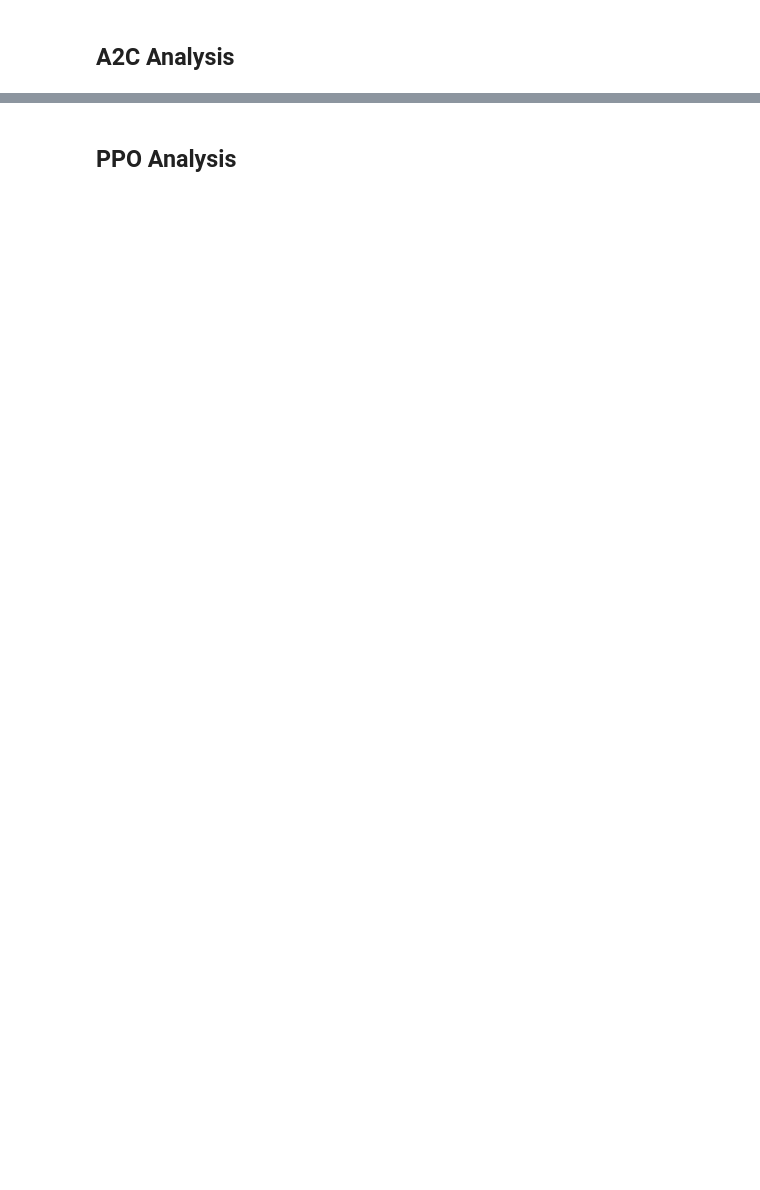
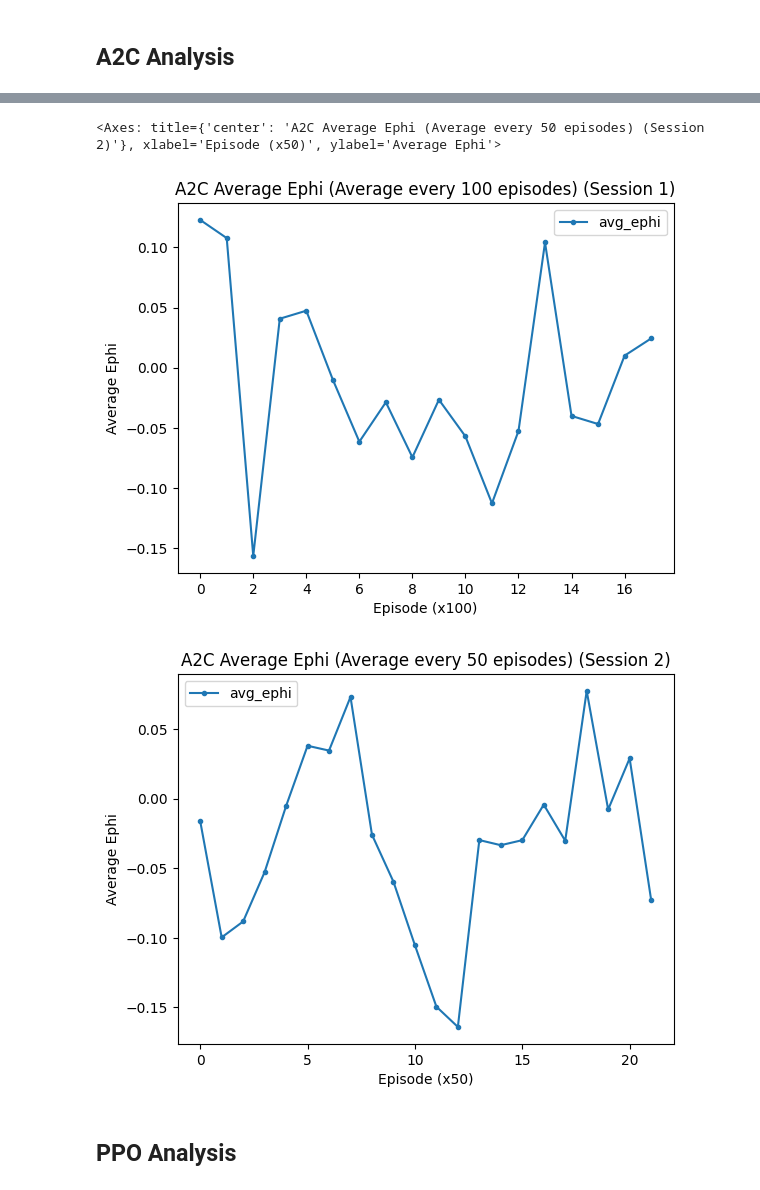
Before and after one commit to Ayushsaha103/2024_AI_Racecar_Simulation---ECS170_Final_Project, a Jupyter notebook: data_analysis.ipynb, the cells around one changed output, grey strips where cells are left out. Saved outputs shown, nothing was run; the diff lists cells and outputs as text; code cells hidden in the pictures; blank space fills up the shorter version.

```diff
--- a/data_analysis.ipynb
+++ b/data_analysis.ipynb
@@ -33,3 +64,27 @@ df2_grouped.plot(
+# %%
+df1_grouped = df1.groupby(df1.index // 100).mean()
+df1_grouped.plot(
+    y="avg_ephi",
+    title="A2C Average Ephi (Average every 100 episodes) (Session 1)",
+    style=".-",
+    xticks=range(0, len(df1_grouped), 2),
+    xlabel="Episode (x100)",
+    ylabel="Average Ephi",
+)
+
+df2_grouped = df2.groupby(df2.index // 50).mean()
+df2_grouped.plot(
+    y="avg_ephi",
+    title="A2C Average Ephi (Average every 50 episodes) (Session 2)",
+    style=".-",
+    xticks=range(0, len(df2_grouped), 5),
+    xlabel="Episode (x50)",
+    ylabel="Average Ephi",
+)
+# %% [output]
+<Axes: title={'center': 'A2C Average Ephi (Average every 50 episodes) (Session 2)'}, xlabel='Episode (x50)', ylabel='Average Ephi'>
+[figure, added]
+[figure, added]
 # %% [markdown]
 ## PPO Analysis
 # %%
```
Also changed, not shown: parts of 11 cells of this notebook.
